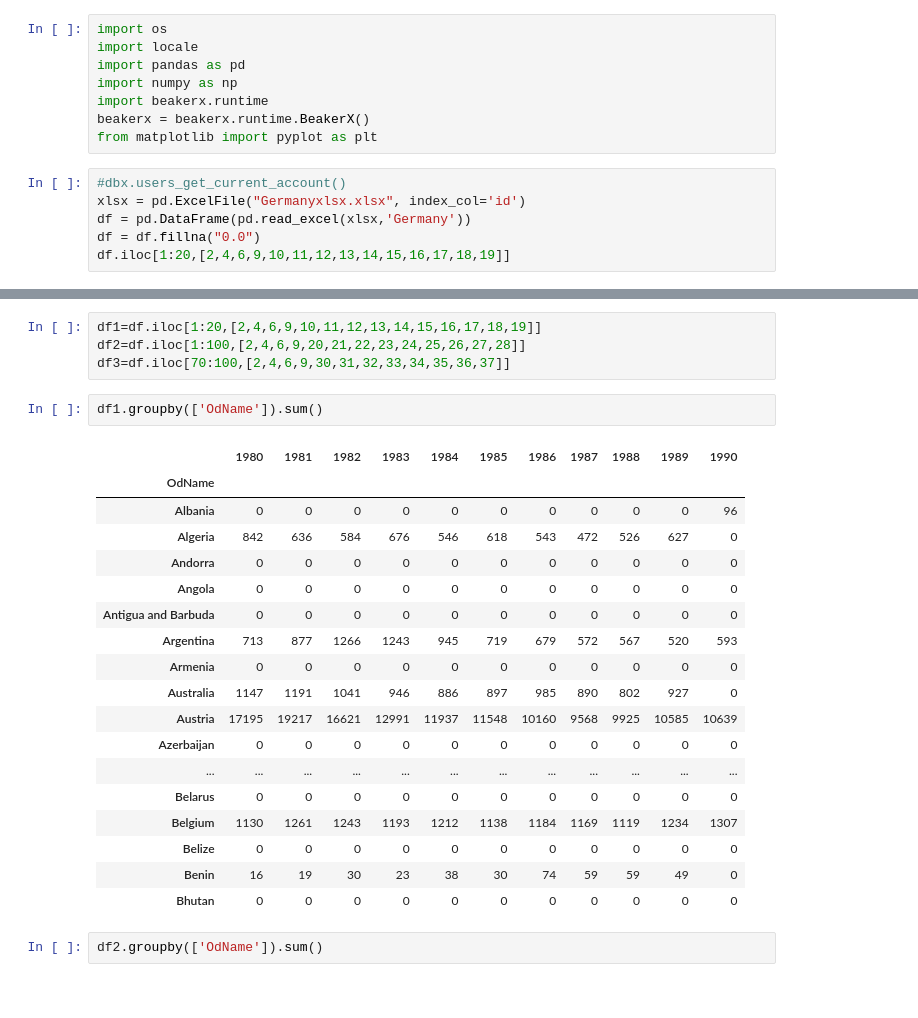
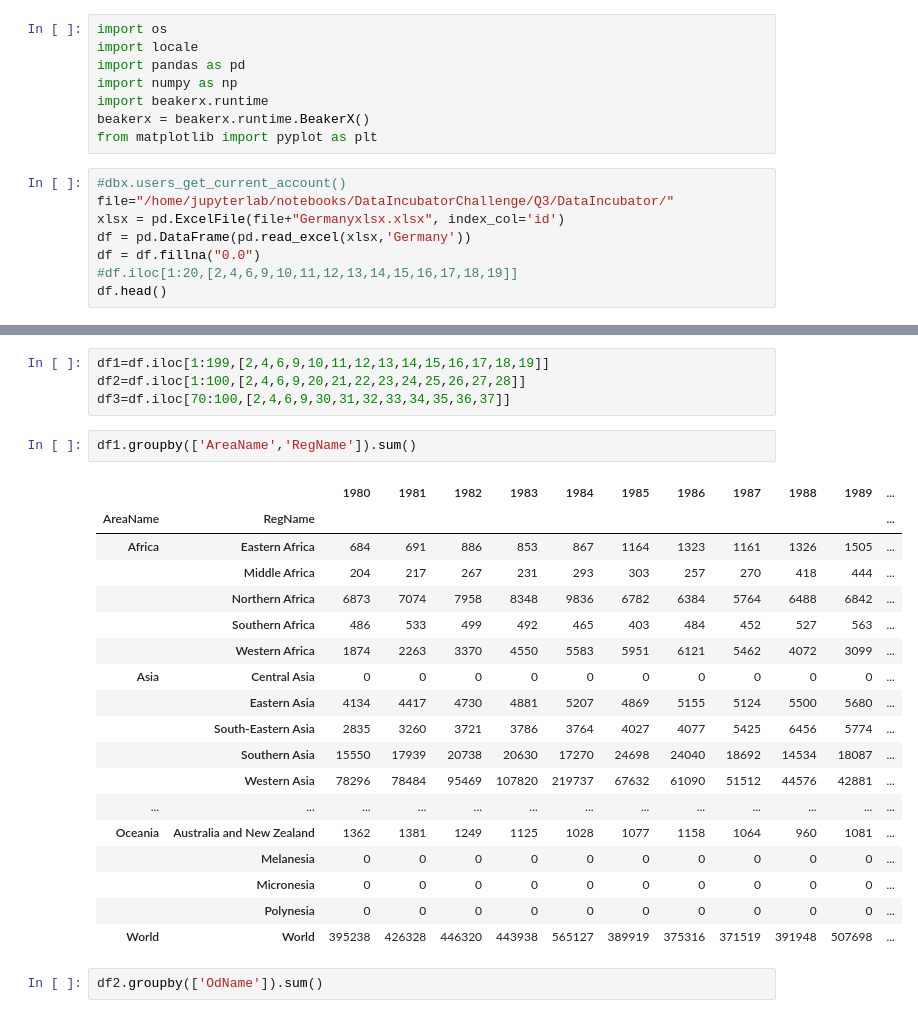
Before and after one commit to martinorpa/DataIncubator, a Jupyter notebook: GermanybyRegion.ipynb, the cells around one changed output, grey strips where cells are left out. Drawn from its saved outputs; the diff is of its cells as text.

Commit message:
Migration Analysis Notebook

```diff
--- a/GermanybyRegion.ipynb
+++ b/GermanybyRegion.ipynb
@@ -10,8 +10,10 @@ beakerx = beakerx.runtime.BeakerX()
 from matplotlib import pyplot as plt
 # %%
 #dbx.users_get_current_account()
-xlsx = pd.ExcelFile("Germanyxlsx.xlsx", index_col='id')
+file="/home/jupyterlab/notebooks/DataIncubatorChallenge/Q3/DataIncubator/"
+xlsx = pd.ExcelFile(file+"Germanyxlsx.xlsx", index_col='id')
 df = pd.DataFrame(pd.read_excel(xlsx,'Germany'))
 df = df.fillna("0.0")
-df.iloc[1:20,[2,4,6,9,10,11,12,13,14,15,16,17,18,19]]
+#df.iloc[1:20,[2,4,6,9,10,11,12,13,14,15,16,17,18,19]]
+df.head()
 # %% [output]
@@ -35,28 +27,28 @@ df.iloc[1:20,[2,4,6,9,10,11,12,13,14,15,16,17,18,19]]
 # %%
-df1=df.iloc[1:20,[2,4,6,9,10,11,12,13,14,15,16,17,18,19]]
+df1=df.iloc[1:199,[2,4,6,9,10,11,12,13,14,15,16,17,18,19]]
 df2=df.iloc[1:100,[2,4,6,9,20,21,22,23,24,25,26,27,28]]
 df3=df.iloc[70:100,[2,4,6,9,30,31,32,33,34,35,36,37]]
 # %%
-df1.groupby(['OdName']).sum()
+df1.groupby(['AreaName','RegName']).sum()
 # %% [output]
-|  | 1980 | 1981 | 1982 | 1983 | 1984 | 1985 | 1986 | 1987 | 1988 | 1989 | 1990 |
-| OdName |  |  |  |  |  |  |  |  |  |  |  |
-| Albania | 0 | 0 | 0 | 0 | 0 | 0 | 0 | 0 | 0 | 0 | 96 |
-| Algeria | 842 | 636 | 584 | 676 | 546 | 618 | 543 | 472 | 526 | 627 | 0 |
-| Andorra | 0 | 0 | 0 | 0 | 0 | 0 | 0 | 0 | 0 | 0 | 0 |
-| Angola | 0 | 0 | 0 | 0 | 0 | 0 | 0 | 0 | 0 | 0 | 0 |
-| Antigua and Barbuda | 0 | 0 | 0 | 0 | 0 | 0 | 0 | 0 | 0 | 0 | 0 |
-| Argentina | 713 | 877 | 1266 | 1243 | 945 | 719 | 679 | 572 | 567 | 520 | 593 |
-| Armenia | 0 | 0 | 0 | 0 | 0 | 0 | 0 | 0 | 0 | 0 | 0 |
-| Australia | 1147 | 1191 | 1041 | 946 | 886 | 897 | 985 | 890 | 802 | 927 | 0 |
-| Austria | 17195 | 19217 | 16621 | 12991 | 11937 | 11548 | 10160 | 9568 | 9925 | 10585 | 10639 |
-| Azerbaijan | 0 | 0 | 0 | 0 | 0 | 0 | 0 | 0 | 0 | 0 | 0 |
-| ... | ... | ... | ... | ... | ... | ... | ... | ... | ... | ... | ... |
-| Belarus | 0 | 0 | 0 | 0 | 0 | 0 | 0 | 0 | 0 | 0 | 0 |
-| Belgium | 1130 | 1261 | 1243 | 1193 | 1212 | 1138 | 1184 | 1169 | 1119 | 1234 | 1307 |
-| Belize | 0 | 0 | 0 | 0 | 0 | 0 | 0 | 0 | 0 | 0 | 0 |
-| Benin | 16 | 19 | 30 | 23 | 38 | 30 | 74 | 59 | 59 | 49 | 0 |
-| Bhutan | 0 | 0 | 0 | 0 | 0 | 0 | 0 | 0 | 0 | 0 | 0 |
+|  |  | 1980 | 1981 | 1982 | 1983 | 1984 | 1985 | 1986 | 1987 | 1988 | 1989 | ... |
+| AreaName | RegName |  |  |  |  |  |  |  |  |  |  | ... |
+| Africa | Eastern Africa | 684 | 691 | 886 | 853 | 867 | 1164 | 1323 | 1161 | 1326 | 1505 | ... |
+|  | Middle Africa | 204 | 217 | 267 | 231 | 293 | 303 | 257 | 270 | 418 | 444 | ... |
+|  | Northern Africa | 6873 | 7074 | 7958 | 8348 | 9836 | 6782 | 6384 | 5764 | 6488 | 6842 | ... |
+|  | Southern Africa | 486 | 533 | 499 | 492 | 465 | 403 | 484 | 452 | 527 | 563 | ... |
+|  | Western Africa | 1874 | 2263 | 3370 | 4550 | 5583 | 5951 | 6121 | 5462 | 4072 | 3099 | ... |
+| Asia | Central Asia | 0 | 0 | 0 | 0 | 0 | 0 | 0 | 0 | 0 | 0 | ... |
+|  | Eastern Asia | 4134 | 4417 | 4730 | 4881 | 5207 | 4869 | 5155 | 5124 | 5500 | 5680 | ... |
+|  | South-Eastern Asia | 2835 | 3260 | 3721 | 3786 | 3764 | 4027 | 4077 | 5425 | 6456 | 5774 | ... |
+|  | Southern Asia | 15550 | 17939 | 20738 | 20630 | 17270 | 24698 | 24040 | 18692 | 14534 | 18087 | ... |
+|  | Western Asia | 78296 | 78484 | 95469 | 107820 | 219737 | 67632 | 61090 | 51512 | 44576 | 42881 | ... |
+| ... | ... | ... | ... | ... | ... | ... | ... | ... | ... | ... | ... | ... |
+| Oceania | Australia and New Zealand | 1362 | 1381 | 1249 | 1125 | 1028 | 1077 | 1158 | 1064 | 960 | 1081 | ... |
+|  | Melanesia | 0 | 0 | 0 | 0 | 0 | 0 | 0 | 0 | 0 | 0 | ... |
+|  | Micronesia | 0 | 0 | 0 | 0 | 0 | 0 | 0 | 0 | 0 | 0 | ... |
+|  | Polynesia | 0 | 0 | 0 | 0 | 0 | 0 | 0 | 0 | 0 | 0 | ... |
+| World | World | 395238 | 426328 | 446320 | 443938 | 565127 | 389919 | 375316 | 371519 | 391948 | 507698 | ... |
 # %%
 df2.groupby(['OdName']).sum()
 # %% [output]
```
Also changed, not shown: parts of 1 cell of this notebook.
